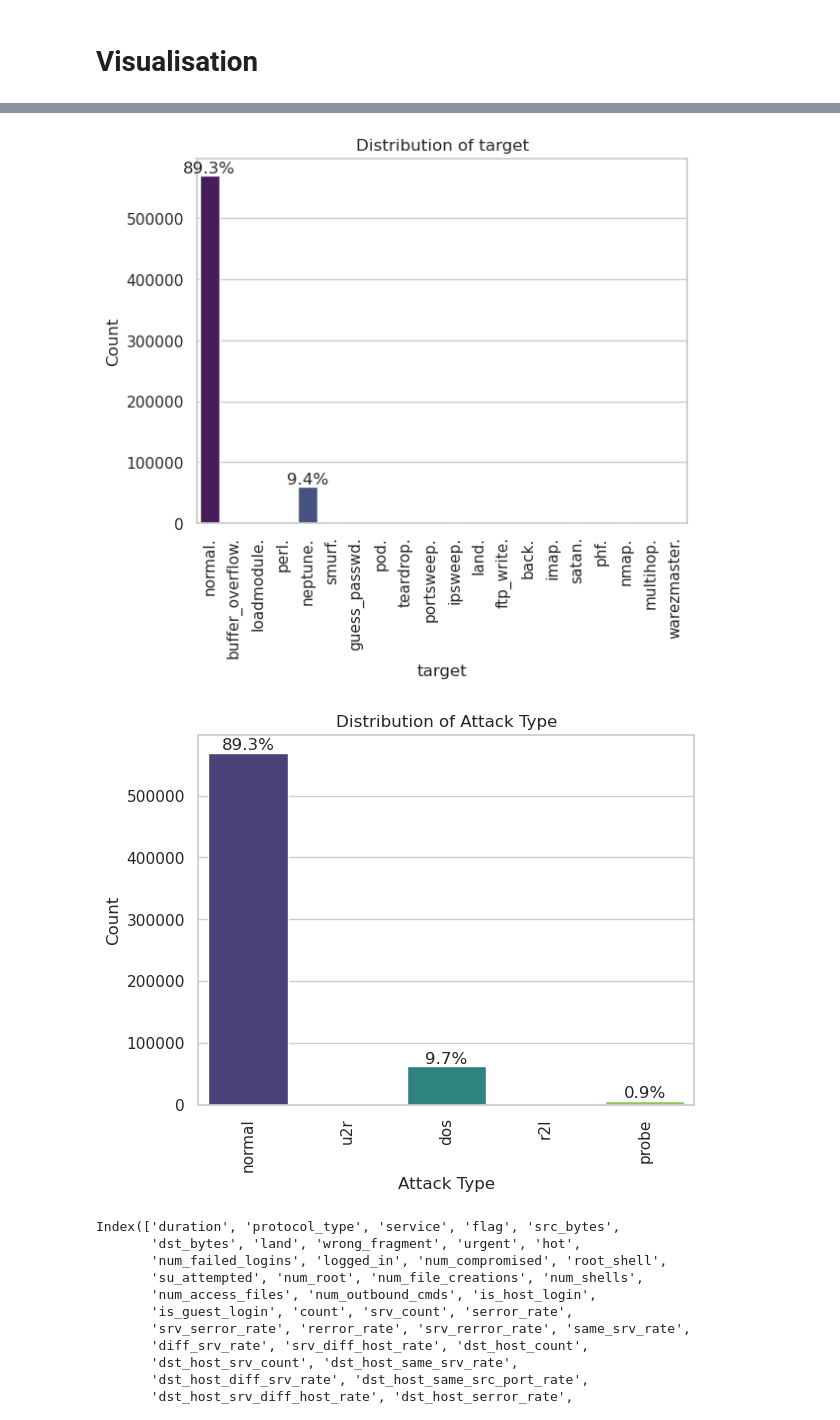
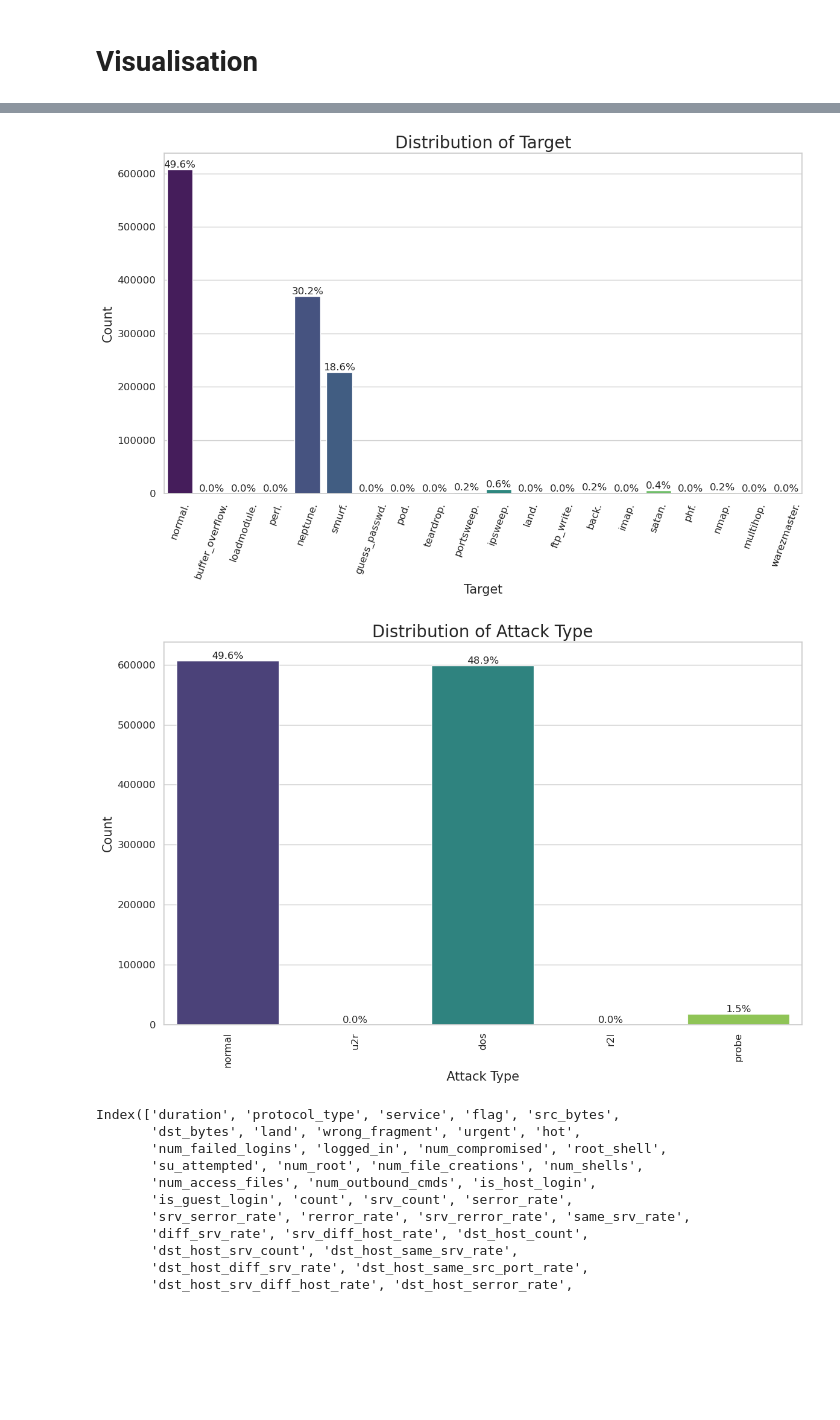
Before and after one commit to Wulfin/ML_projet, a Jupyter notebook: project_25%_dataset.ipynb, the cells around one changed output, grey strips where cells are left out. Saved outputs shown, nothing was run; the diff lists cells and outputs as text; code cells hidden in the pictures; blank space fills up the shorter version.

```diff
--- a/project_25%_dataset.ipynb
+++ b/project_25%_dataset.ipynb
@@ -136,8 +10,8 @@ attacks_types = {
 # %%
-df = pd.read_csv("Data/kddcup.data_25_percent.csv", names=columns)
+df = pd.read_csv("datasets/dataset.csv")
 
 #Adding Attack Type column
-df['Attack Type'] = df.target.apply(lambda r:attacks_types[r[:-1]])
+#df['Attack Type'] = df.target.apply(lambda r:attacks_types[r[:-1]])
 df
 # %% [output]
 |  | duration | protocol_type | service | flag | src_bytes | dst_bytes | land | wrong_fragment | urgent | ... |
@@ -256,7 +130,7 @@ df.duplicated().sum()
 # %% [output]
 586689
 # %%
-df.drop_duplicates(inplace=True)
+#df.drop_duplicates(inplace=True)
 df
 # %% [output]
 |  | duration | protocol_type | service | flag | src_bytes | dst_bytes | land | wrong_fragment | urgent | ... |
@@ -315,7 +196,7 @@ plt.figure(figsize=(15, 3))
 sns.set(style="whitegrid")
 
 # Create the countplot
-ax = sns.countplot(data=df, x="service")
+ax = sns.countplot(data=df, x="service", palette="viridis")
 
 plt.xlabel("Count")
 plt.ylabel("Service")
@@ -374,35 +255,46 @@ for p in ax.patches:
 # %%
-sns.set(style="whitegrid")
+sns.set(style="whitegrid", palette="muted")
 
-# Create the countplot
-ax = sns.countplot(data=df, x="target", palette="viridis")  # Using a different color palette
+# Create the countplot with a color palette
+plt.figure(figsize=(12,8))
+ax = sns.countplot(data=df, x="target", palette="viridis")
 
-# Set plot labels and title
-plt.xlabel("target")
-plt.ylabel("Count")
-plt.title("Distribution of target")
-plt.xticks(rotation=90)
+# Set plot labels and title with increased font size
+plt.xlabel('Target', fontsize=15)
+plt.ylabel('Count', fontsize=15)
+plt.title('Distribution of Target', fontsize=20)
+
+# Rotate x-axis labels for better visibility
+plt.xticks(rotation=70, fontsize=12)
+plt.yticks(fontsize=12)
 
 # Add value counts on top of each bar
 total = len(df["target"])
 for p in ax.patches:
     percentage = '{:.1f}%'.format(100 * p.get_height() / total)
     x = p.get_x() + p.get_width() / 2
     y = p.get_height()
-    if float(percentage[:-1]) > 0.3: ax.annotate(percentage, (x, y), ha='center', va='bottom')
+    ax.annotate(percentage, (x, y), ha='center', va='bottom', fontsize=12)
+
+# Show the plot
+plt.tight_layout()
 # %% [output]
-[figure, old version]
+[figure, new version]
 # %%
-sns.set(style="whitegrid")
+sns.set(style="whitegrid", palette="muted")
 
-# Create the countplot
-ax = sns.countplot(data=df, x="Attack Type", palette="viridis")  # Using a different color palette
+# Create the countplot with a color palette
+plt.figure(figsize=(12,8))
+ax = sns.countplot(data=df, x="Attack Type", palette="viridis")
 
-# Set plot labels and title
-plt.xlabel("Attack Type")
-plt.ylabel("Count")
-plt.title("Distribution of Attack Type")
-plt.xticks(rotation=90)
+# Set plot labels and title with increased font size
+plt.xlabel('Attack Type', fontsize=15)
+plt.ylabel('Count', fontsize=15)
+plt.title('Distribution of Attack Type', fontsize=20)
+
+# Rotate x-axis labels for better visibility
+plt.xticks(rotation=90, fontsize=12)
+plt.yticks(fontsize=12)
 
 # Add value counts on top of each bar
 total = len(df["Attack Type"])
@@ -410,9 +302,12 @@ for p in ax.patches:
     percentage = '{:.1f}%'.format(100 * p.get_height() / total)
     x = p.get_x() + p.get_width() / 2
     y = p.get_height()
-    if float(percentage[:-1]) > 0.3: ax.annotate(percentage, (x, y), ha='center', va='bottom')
+    ax.annotate(percentage, (x, y), ha='center', va='bottom', fontsize=12)
+
+# Show the plot
+plt.tight_layout()
 # %% [output]
-[figure, old version]
+[figure, new version]
 # %%
 df.columns
 # %% [output]
```
Also changed, not shown: parts of 45 cells of this notebook, 1 other file.
